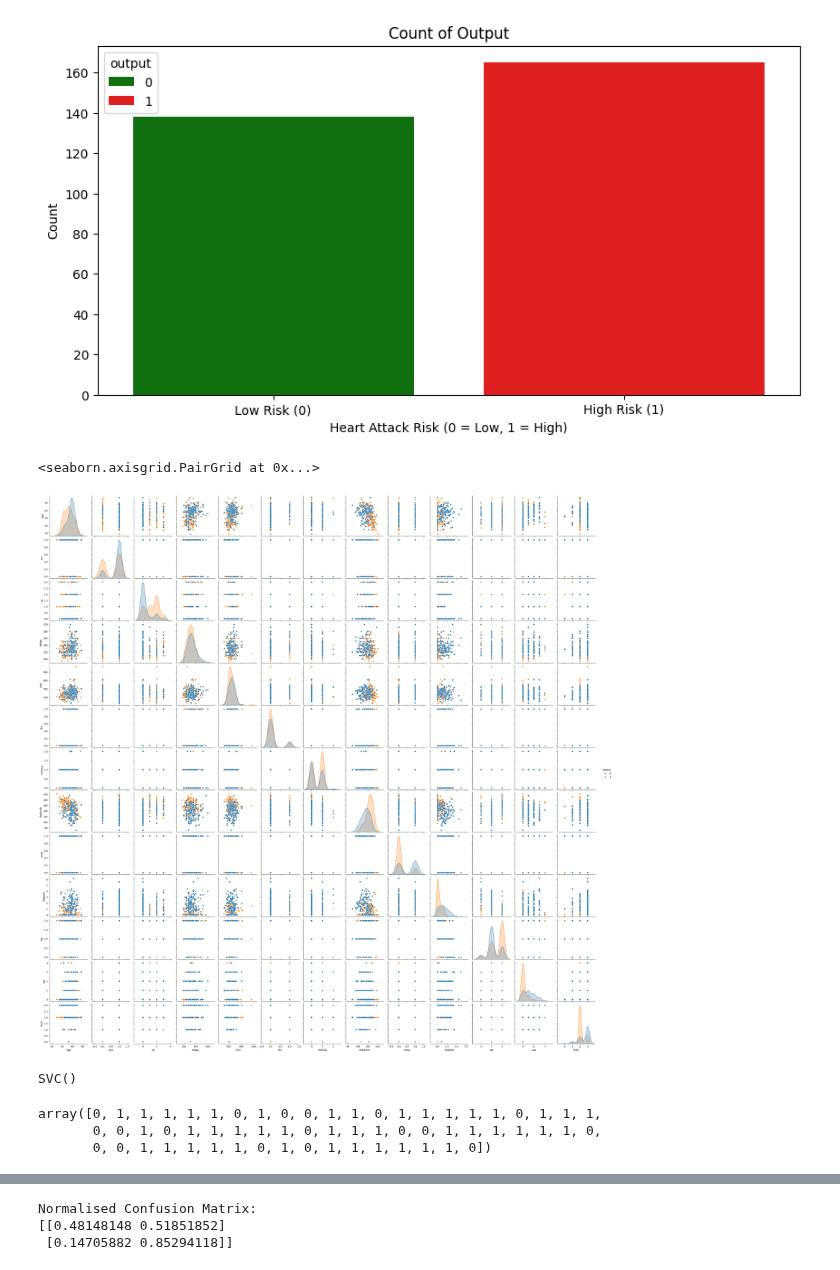
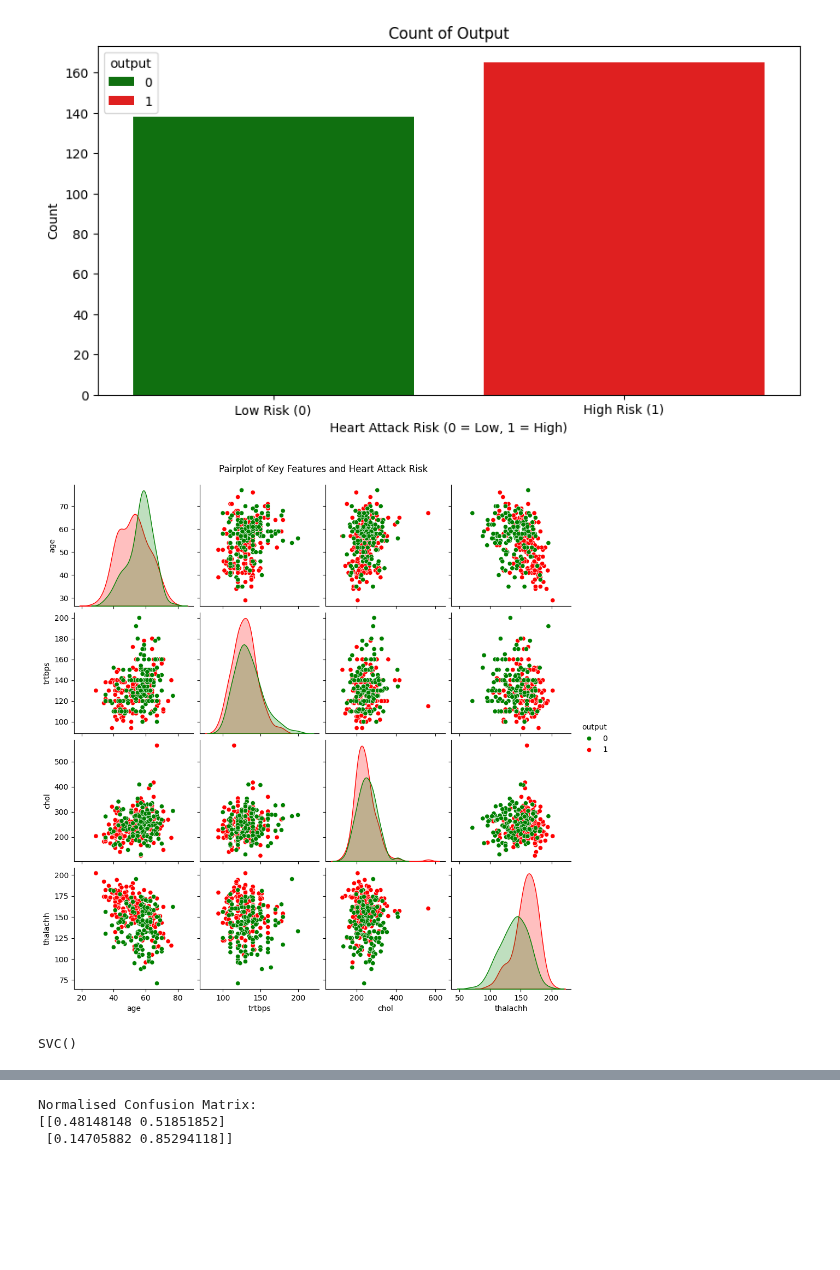
Before and after one commit to sbogde/scikit-regressions-and-confessions, a Jupyter notebook: assess_svm_heart.ipynb, the cells around one changed output, grey strips where cells are left out. Cells and saved outputs as stored; diff of their text form; code cells hidden in the pictures; blank space fills up the shorter version.

```diff
--- a/assess_svm_heart.ipynb
+++ b/assess_svm_heart.ipynb
@@ -109,9 +109,15 @@ plt.xticks(ticks=[0, 1], labels=["Low Risk (0)", "High Risk (1)"])
 plt.show()
 # %% [output]
 [figure]
-# %%
-sb.pairplot(dataset, hue='output')
-# %% [output]
-<seaborn.axisgrid.PairGrid at 0x...>
-[figure, removed]
+# %%
+# sb.pairplot(dataset, hue='output')
+# Pairplot: quick dive into feature relationships.
+# Let's tone it down a bit by limiting to key features for clarity.
+
+pairplot_features = ['age', 'trtbps', 'chol', 'thalachh', 'output']
+sb.pairplot(dataset[pairplot_features], hue='output', palette=['green', 'red'])
+plt.suptitle("Pairplot of Key Features and Heart Attack Risk", y=1.02)
+plt.show()
+# %% [output]
+[figure, added]
 # %%
@@ -133,7 +138 @@ SVC()
 predictions = classifier.predict(X_test)
-# %%
-predictions
-# %% [output]
-array([0, 1, 1, 1, 1, 1, 0, 1, 0, 0, 1, 1, 0, 1, 1, 1, 1, 1, 0, 1, 1, 1,
-       0, 0, 1, 0, 1, 1, 1, 1, 1, 0, 1, 1, 1, 0, 0, 1, 1, 1, 1, 1, 1, 0,
-       0, 0, 1, 1, 1, 1, 1, 0, 1, 0, 1, 1, 1, 1, 1, 1, 0])
```
Also changed, not shown: parts of 13 cells of this notebook.
